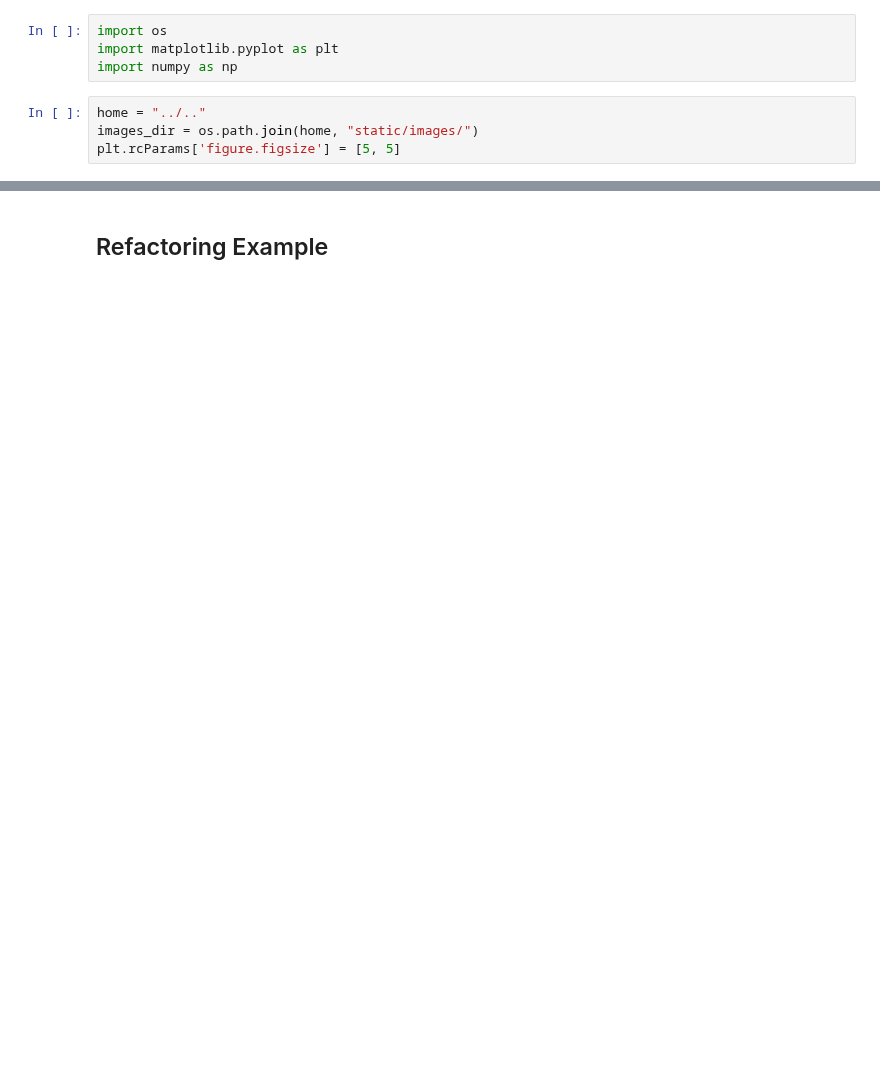
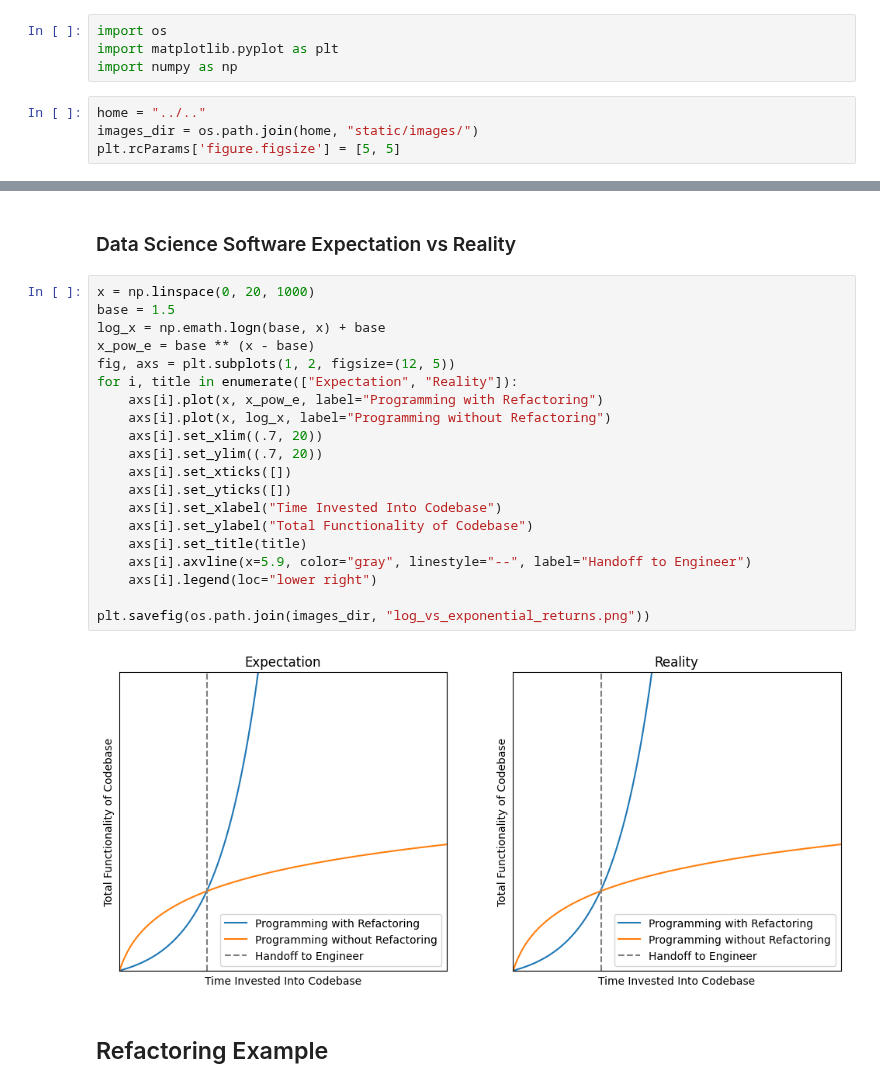
Before and after one commit to bfeif/personal-website, a Jupyter notebook: code/notebooks/refactoring.ipynb, the cells around one changed output, grey strips where cells are left out. Drawn from its saved outputs; the diff is of its cells as text; blank space fills up the shorter version.

```diff
--- a/code/notebooks/refactoring.ipynb
+++ b/code/notebooks/refactoring.ipynb
@@ -20,3 +34,27 @@ plt.savefig(os.path.join(images_dir, "log_vs_exponential_returns.png"))
+# %% [markdown]
+### Data Science Software Expectation vs Reality
+# %%
+x = np.linspace(0, 20, 1000)
+base = 1.5
+log_x = np.emath.logn(base, x) + base
+x_pow_e = base ** (x - base)
+fig, axs = plt.subplots(1, 2, figsize=(12, 5))
+for i, title in enumerate(["Expectation", "Reality"]):
+    axs[i].plot(x, x_pow_e, label="Programming with Refactoring")
+    axs[i].plot(x, log_x, label="Programming without Refactoring")
+    axs[i].set_xlim((.7, 20))
+    axs[i].set_ylim((.7, 20))
+    axs[i].set_xticks([])
+    axs[i].set_yticks([])
+    axs[i].set_xlabel("Time Invested Into Codebase")
+    axs[i].set_ylabel("Total Functionality of Codebase")
+    axs[i].set_title(title)
+    axs[i].axvline(x=5.9, color="gray", linestyle="--", label="Handoff to Engineer")
+    axs[i].legend(loc="lower right")
+
+plt.savefig(os.path.join(images_dir, "log_vs_exponential_returns.png"))
+# %% [output]
+[figure, added]
 # %% [markdown]
 ## Refactoring Example
 # %%
```
Also changed, not shown: parts of 8 cells of this notebook, 2 other files.
